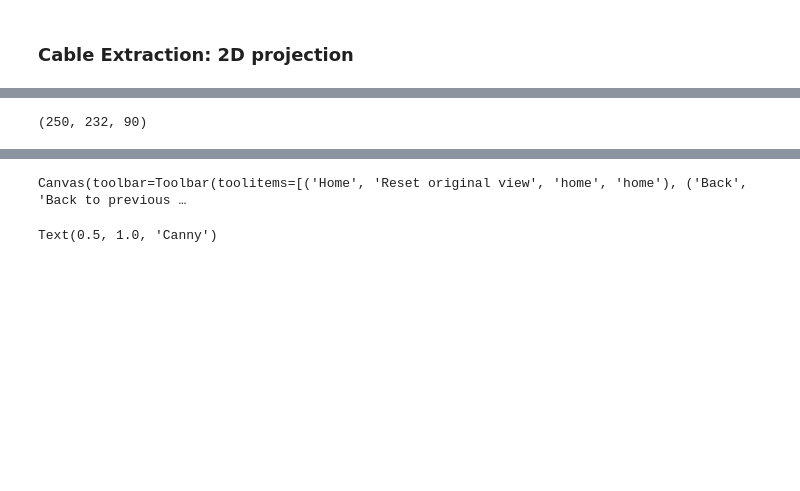
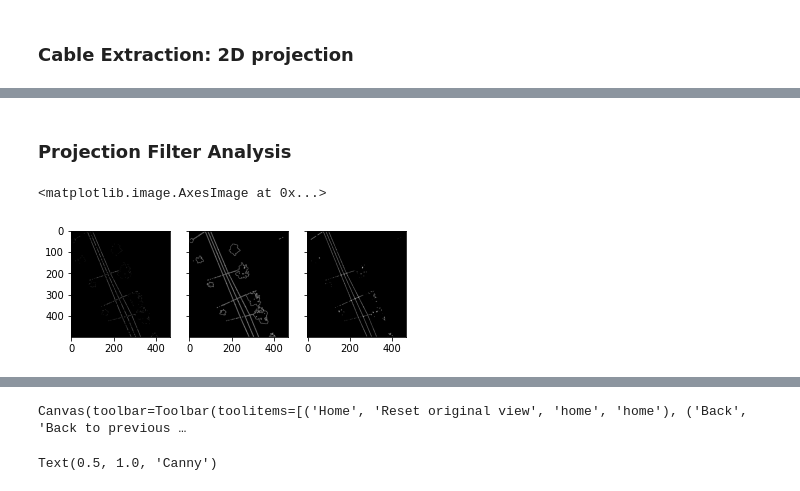
Before and after one commit to Amsterdam-Internships/UPC_Suspended_Streetlight_Extractor, a Jupyter notebook: milestone_2/Cable Extraction.ipynb, the cells around one changed output, grey strips where cells are left out. Drawn from its saved outputs; the diff is of its cells as text; code cells hidden in the pictures; blank space fills up the shorter version.

```diff
--- a/milestone_2/Cable Extraction.ipynb
+++ b/milestone_2/Cable Extraction.ipynb
@@ -59,10 +138,19 @@ mask = np.where(labels == 0)[0]
 # %%
 # 1. Voxelize
+def voxelize(points, mask, voxel_size, logger=False):
 
+    # Voxelize point cloud
+    cloud = PyntCloud(pd.DataFrame(points[mask,:], columns=['x','y','z']))
+    voxelgrid_id = cloud.add_structure("voxelgrid", size_x=voxel_size, size_y=voxel_size, size_z=voxel_size, regular_bounding_box=False)
+    voxelgrid = cloud.structures[voxelgrid_id]
+    if logger:
+        print('Voxels per axis:',voxelgrid.x_y_z)
+        print('Voxel size:',voxelgrid.shape)
 
-# Voxelize point cloud
-voxel_size = 0.20
-cloud = PyntCloud(pd.DataFrame(points[mask,:], columns=['x','y','z']))
-voxelgrid_id = cloud.add_structure("voxelgrid", size_x=voxel_size, size_y=voxel_size, size_z=voxel_size, regular_bounding_box=False)
-voxelgrid = cloud.structures[voxelgrid_id]
-print('Voxels per axis:',voxelgrid.x_y_z)
+    return voxelgrid
+
+# 2. Top-down projection
+def xy_projection(voxelgrid):
+    voxelgrid_2d = voxelgrid.get_feature_vector().sum(axis=2)
+    voxelgrid_2d = np.asarray(voxelgrid_2d > 0, dtype=int)
+    return voxelgrid_2d
@@ -75,23 +156,0 @@ voxelgrid.shape
-# %%
-# Unique voxel number for each point in the point cloud
-voxelgrid.voxel_n
-
-# Corresponding voxel per axis for each point in the point cloud
-voxelgrid.voxel_x, voxelgrid.voxel_y, voxelgrid.voxel_z
-
-# non-empty 26 neighbors of voxel
-voxelgrid.get_voxel_neighbors(874)
-
-# voxel centers by index
-voxelgrid.voxel_centers
-
-# Query point coords to voxel
-voxelgrid.query(points[mask,:][:10])
-
-# voxel grid values?
-voxelgrid.segments
-
-# Binary of cell is empty or not
-voxelgrid.get_feature_vector().shape
-# %% [output]
-(250, 232, 90)
@@ -126,4 +157,13 @@ def canny_edge(grid_projection, sigma=0.5, low_threshold=0, high_threshold=1):
-# %%
-def apply_filters(grid_projection, filters):
-    for filter in filters:
-        if filter == ''
+# %% [markdown]
+### Projection Filter Analysis
+# %%
+voxelgrid = voxelize(points, mask, 0.1)
+voxelgrid_2d = xy_projection(voxelgrid)
+
+fig, ax = plt.subplots(1,3, sharex=True, sharey=True)
+ax[0].imshow(apply_filters(voxelgrid_2d, ['closing','closing','culling']), cmap='gray')
+ax[1].imshow(apply_filters(voxelgrid_2d, ['closing','closing','edge']), cmap='gray')
+ax[2].imshow(apply_filters(voxelgrid_2d, ['closing','edge','closing','erosion']), cmap='gray')
+# %% [output]
+<matplotlib.image.AxesImage at 0x...>
+[figure, added]
```
Also changed, not shown: parts of 22 cells of this notebook.
